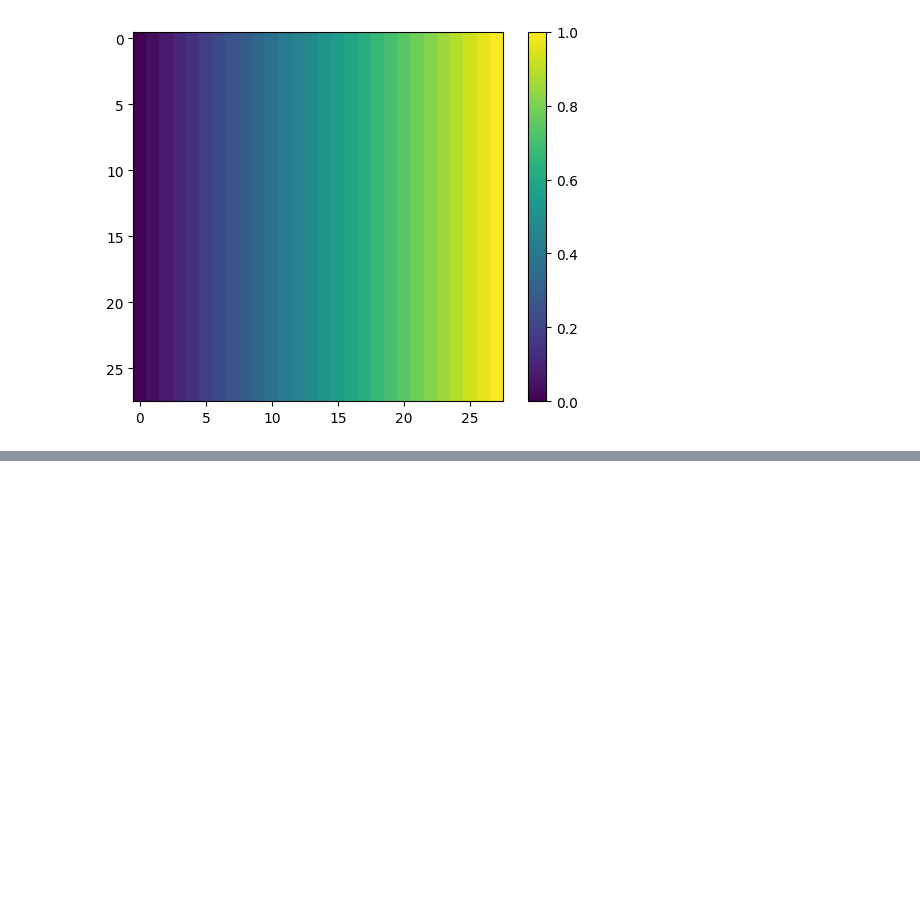
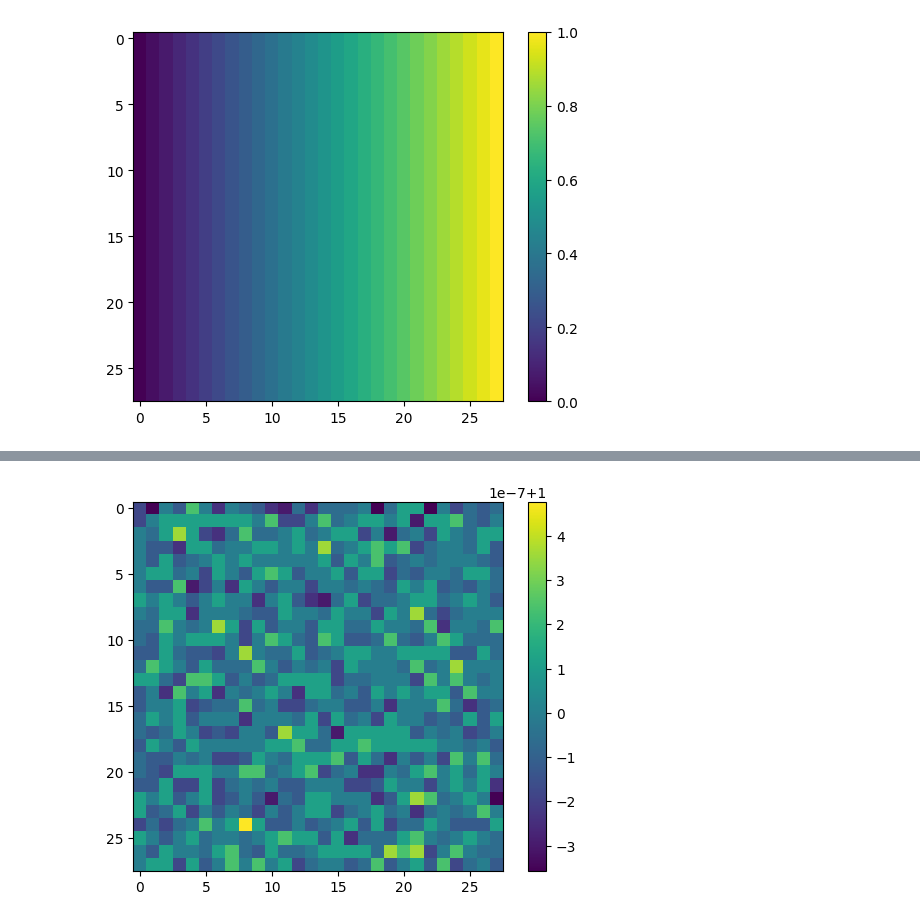
Before and after one commit to entropicbloom/intentionality, a Jupyter notebook: underlying/underlying_model_weights_analysis.ipynb, the cells around one changed output, grey strips where cells are left out. Saved outputs shown, nothing was run; the diff lists cells and outputs as text; code cells hidden in the pictures; blank space fills up the shorter version.

```diff
--- a/underlying/underlying_model_weights_analysis.ipynb
+++ b/underlying/underlying_model_weights_analysis.ipynb
@@ -453,0 +422,6 @@ display_pixel_map(create_lr_gradient_vector())
+# %%
+# Create matrix of cosine similarities between input neurons using torch
+cosine_similarities = torch.nn.functional.cosine_similarity(weights_layer0, weights_layer0, dim=0)
+display_pixel_map(cosine_similarities.numpy())
+# %% [output]
+[figure, added]
```
Also changed, not shown: parts of 9 cells of this notebook.
